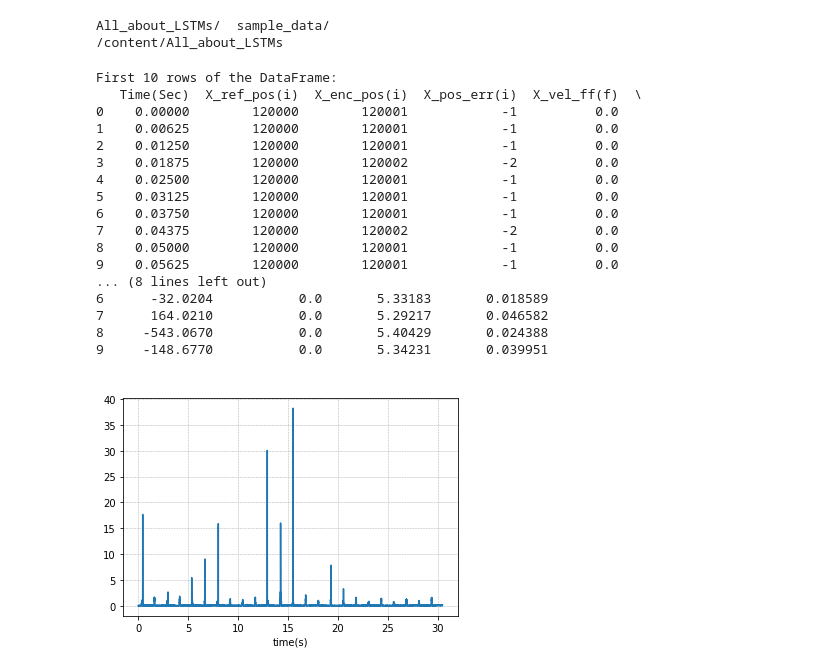
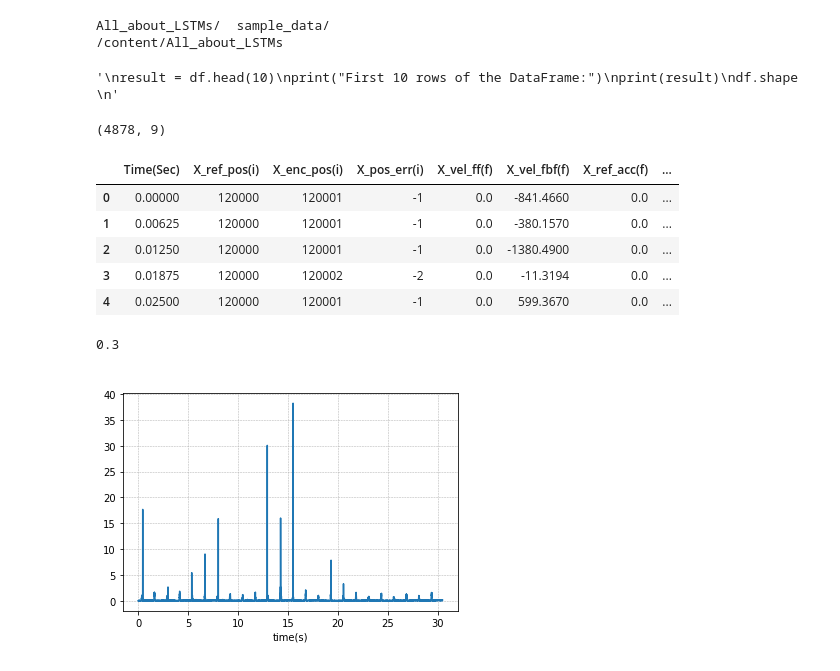
Before and after one commit to puneet-panwar/All_about_LSTMs, a Jupyter notebook: roll_modeling.ipynb, the cells around one changed output. Saved outputs shown, nothing was run; the diff lists cells and outputs as text; code cells hidden in the pictures.

```diff
--- a/roll_modeling.ipynb
+++ b/roll_modeling.ipynb
@@ -21,38 +21,43 @@ All_about_LSTMs/  sample_data/
 /content/All_about_LSTMs
 # %%
 ## reading data
-
+# reader = csv.reader(open("data/roll_02_05_2022.txt"), delimiter="\t") # '\t' for tab and '\s' for space delimited files
 df = pd.read_csv('data/roll_02_05_2022_new.txt', delimiter=r"\s+") # df--> data frame
 #df = pd.read_csv('data/roll_02_05_2022.txt') # df--> data frame
-df.shape
+
+"""
 result = df.head(10)
 print("First 10 rows of the DataFrame:")
 print(result)
 df.shape
-#reader = csv.reader(open("data/roll_02_05_2022.txt"), delimiter="\t") # '\t' for tab and '\s' for space delimited files
-
-## Motor parameters:
-torque_const = 3.9 # Nm/A_rms
-# motor has incremental encoder with a resolution of 4320000 counts/rev --> 360 deg  = 4320000 counts
-c2d = 360/4320000 # counts to degs conversion factor
+"""
 # %% [output]
-First 10 rows of the DataFrame:
-   Time(Sec)  X_ref_pos(i)  X_enc_pos(i)  X_pos_err(i)  X_vel_ff(f)  \
-0    0.00000        120000        120001            -1          0.0
-1    0.00625        120000        120001            -1          0.0
-2    0.01250        120000        120001            -1          0.0
-3    0.01875        120000        120002            -2          0.0
-4    0.02500        120000        120001            -1          0.0
-5    0.03125        120000        120001            -1          0.0
-6    0.03750        120000        120001            -1          0.0
-7    0.04375        120000        120002            -2          0.0
-8    0.05000        120000        120001            -1          0.0
-9    0.05625        120000        120001            -1          0.0
-... (8 lines left out)
-6      -32.0204           0.0       5.33183       0.018589
-7      164.0210           0.0       5.29217       0.046582
-8     -543.0670           0.0       5.40429       0.024388
-9     -148.6770           0.0       5.34231       0.039951
+'\nresult = df.head(10)\nprint("First 10 rows of the DataFrame:")\nprint(result)\ndf.shape \n'
+# %%
+df.shape
+# %% [output]
+(4878, 9)
+# %%
+df.head()
+# %% [output]
+|  | Time(Sec) | X_ref_pos(i) | X_enc_pos(i) | X_pos_err(i) | X_vel_ff(f) | X_vel_fbf(f) | X_ref_acc(f) | ... |
+| 0 | 0.00000 | 120000 | 120001 | -1 | 0.0 | -841.4660 | 0.0 | ... |
+| 1 | 0.00625 | 120000 | 120001 | -1 | 0.0 | -380.1570 | 0.0 | ... |
+| 2 | 0.01250 | 120000 | 120001 | -1 | 0.0 | -1380.4900 | 0.0 | ... |
+| 3 | 0.01875 | 120000 | 120002 | -2 | 0.0 | -11.3194 | 0.0 | ... |
+| 4 | 0.02500 | 120000 | 120001 | -1 | 0.0 | 599.3670 | 0.0 | ... |
+# %%
+## Motor parameters:
+
+torque_const = 3.9 # Nm/A_rms
+# motor has incremental encoder with a resolution of 4320000 counts/rev --> 360 deg  = 4320000 counts
+c2d = 360/4320000 # counts to degs conversion factor
+peak_torque = 39.6 # peak torque within 1 sec in Nm
+peak_current = 10.2 # peak current within 1 sec in Arms
+# conversion to arc sec
+print(c2d*3600)
+# %% [output]
+0.3
 # %%
 ## assign variables:
 
```
Also changed, not shown: parts of 7 cells of this notebook.
